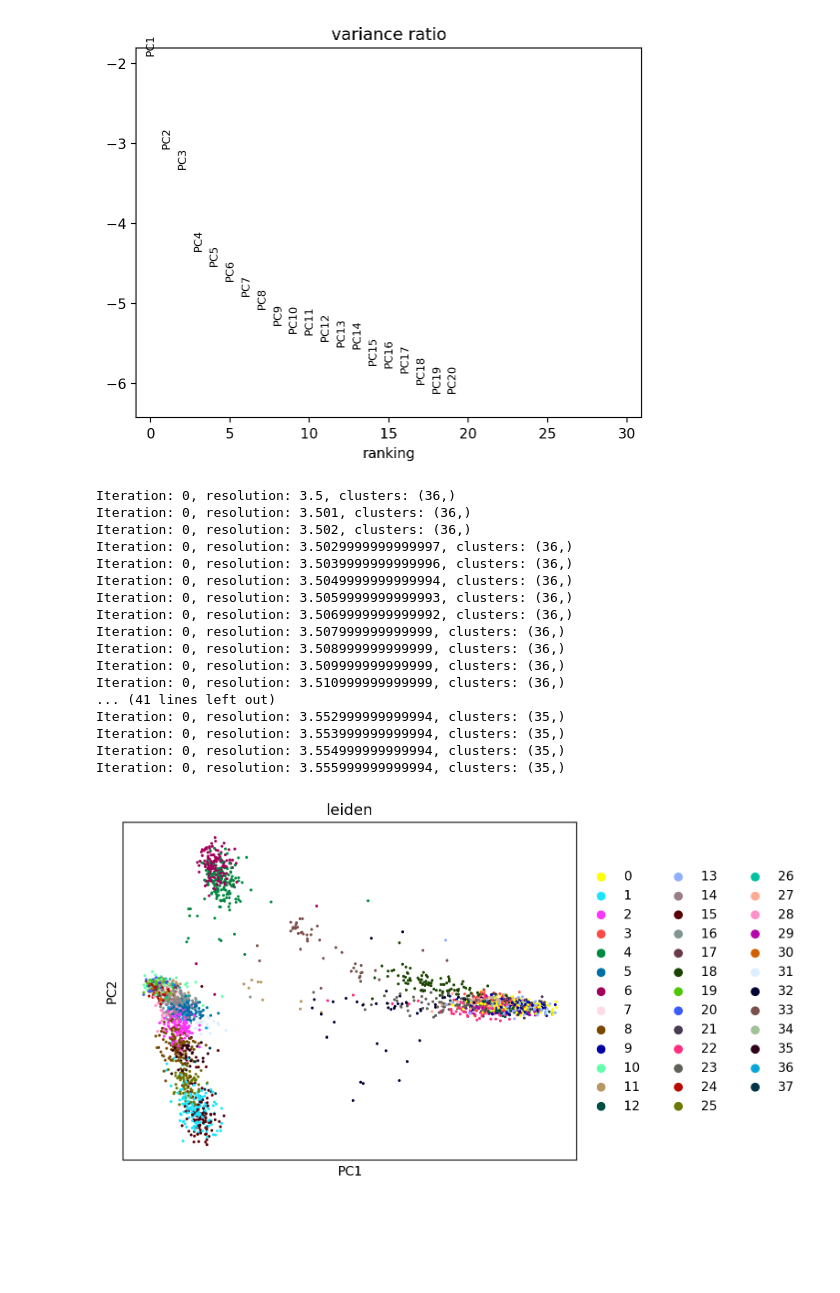
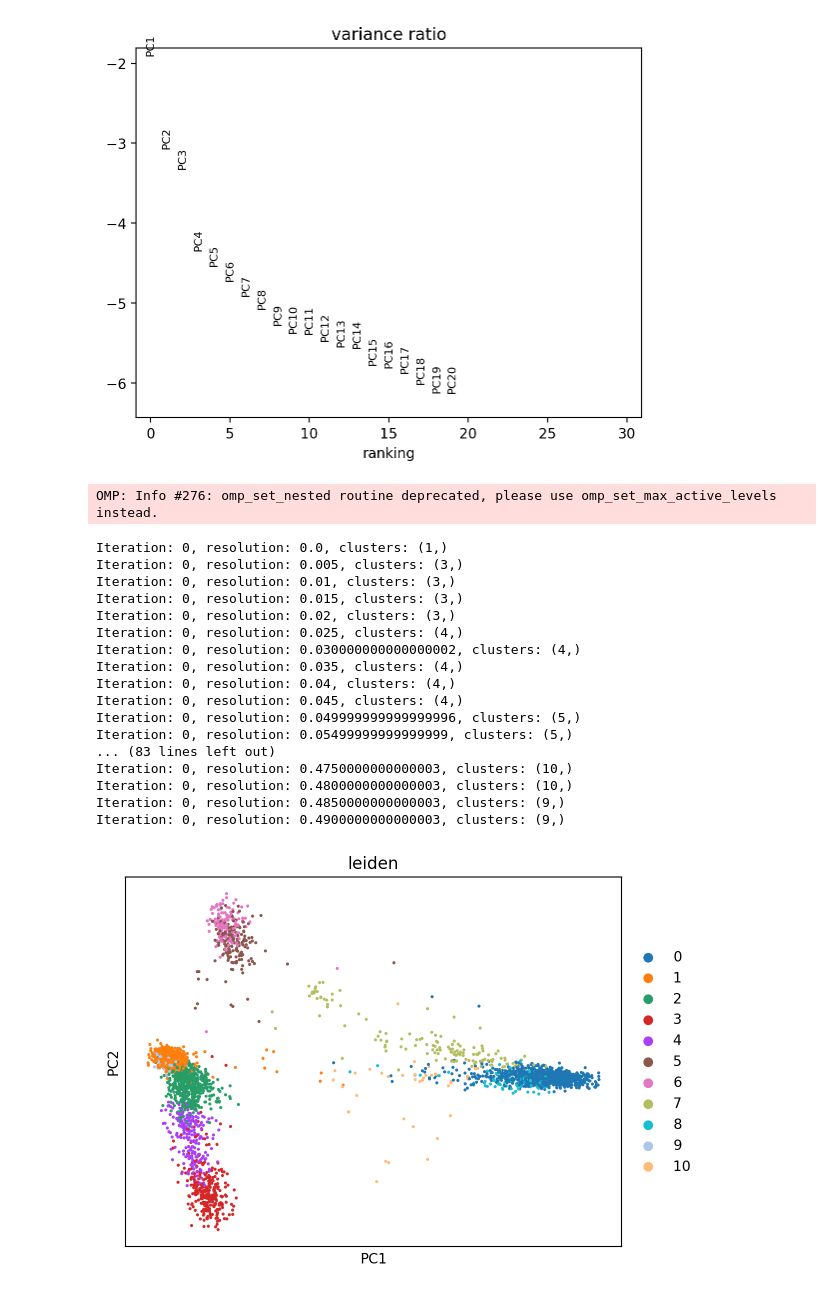
Before and after one commit to arcotan/single-cell-data-analysis, a Jupyter notebook: scanpy/scanpy_peripheal-blood.ipynb, the cells around one changed output. Drawn from its saved outputs; the diff is of its cells as text; code cells hidden in the pictures; blank space fills up the shorter version.

```diff
--- a/scanpy/scanpy_peripheal-blood.ipynb
+++ b/scanpy/scanpy_peripheal-blood.ipynb
@@ -58,35 +58,36 @@ sc.pl.pca_variance_ratio(adata, log=True)
 # %%
 sc.pp.neighbors(adata, n_neighbors=20, n_pcs=20)    # 15 è il default di scanpy
 
-res = 3.500
+res = 0.000
 it = 0
 sc.tl.leiden(adata, resolution=res)
 while not (adata.obs.leiden.values.categories.values).shape == (num_of_clusters, ) or res == 1.0:
     if it%50 == 0:
         print('Iteration: {}, resolution: {}, clusters: {}'.format(it, res, (adata.obs.leiden.values.categories.values).shape))
-    res += 0.001
+    res += 0.005
     sc.tl.leiden(adata, resolution=res)
 
 sc.pl.pca(adata, color=['leiden'], size=20)
 # %% [output]
-Iteration: 0, resolution: 3.5, clusters: (36,)
-Iteration: 0, resolution: 3.501, clusters: (36,)
-Iteration: 0, resolution: 3.502, clusters: (36,)
-Iteration: 0, resolution: 3.5029999999999997, clusters: (36,)
-Iteration: 0, resolution: 3.5039999999999996, clusters: (36,)
-Iteration: 0, resolution: 3.5049999999999994, clusters: (36,)
-Iteration: 0, resolution: 3.5059999999999993, clusters: (36,)
-Iteration: 0, resolution: 3.5069999999999992, clusters: (36,)
-Iteration: 0, resolution: 3.507999999999999, clusters: (36,)
-Iteration: 0, resolution: 3.508999999999999, clusters: (36,)
-Iteration: 0, resolution: 3.509999999999999, clusters: (36,)
-Iteration: 0, resolution: 3.510999999999999, clusters: (36,)
-... (41 lines left out)
-Iteration: 0, resolution: 3.552999999999994, clusters: (35,)
-Iteration: 0, resolution: 3.553999999999994, clusters: (35,)
-Iteration: 0, resolution: 3.554999999999994, clusters: (35,)
-Iteration: 0, resolution: 3.555999999999994, clusters: (35,)
+OMP: Info #276: omp_set_nested routine deprecated, please use omp_set_max_active_levels instead.
+Iteration: 0, resolution: 0.0, clusters: (1,)
+Iteration: 0, resolution: 0.005, clusters: (3,)
+Iteration: 0, resolution: 0.01, clusters: (3,)
+Iteration: 0, resolution: 0.015, clusters: (3,)
+Iteration: 0, resolution: 0.02, clusters: (3,)
+Iteration: 0, resolution: 0.025, clusters: (4,)
+Iteration: 0, resolution: 0.030000000000000002, clusters: (4,)
+Iteration: 0, resolution: 0.035, clusters: (4,)
+Iteration: 0, resolution: 0.04, clusters: (4,)
+Iteration: 0, resolution: 0.045, clusters: (4,)
+Iteration: 0, resolution: 0.049999999999999996, clusters: (5,)
+Iteration: 0, resolution: 0.05499999999999999, clusters: (5,)
+... (83 lines left out)
+Iteration: 0, resolution: 0.4750000000000003, clusters: (10,)
+Iteration: 0, resolution: 0.4800000000000003, clusters: (10,)
+Iteration: 0, resolution: 0.4850000000000003, clusters: (9,)
+Iteration: 0, resolution: 0.4900000000000003, clusters: (9,)
-[figure, old version]
+[figure, new version]
 # %%
 # cluster id for each cell renamed as cluster
 
```
Also changed, not shown: 6 other files.
